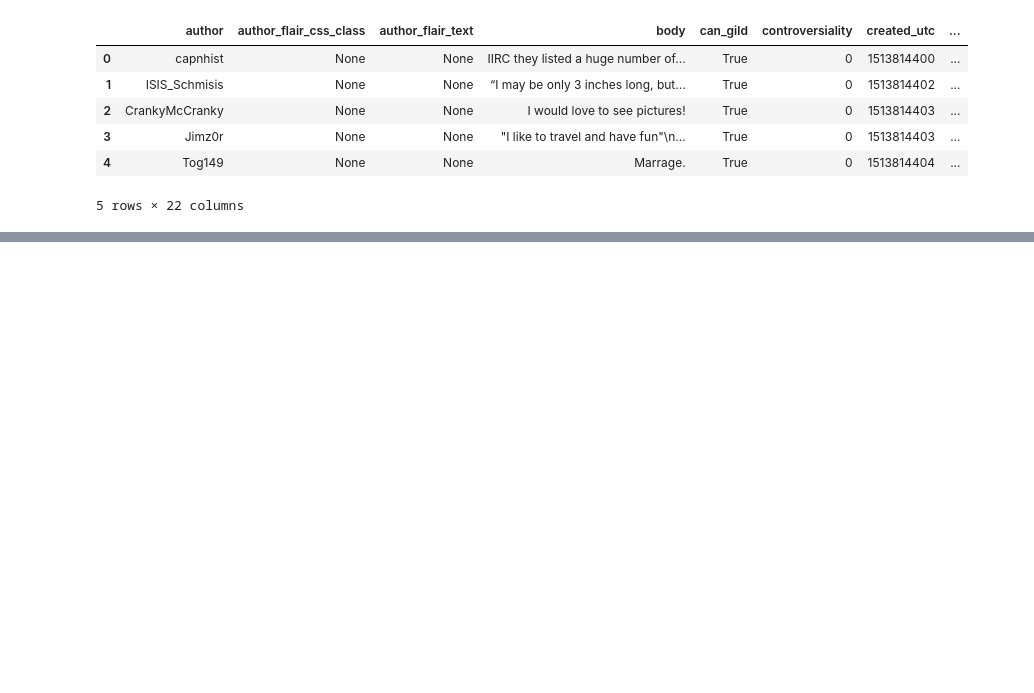
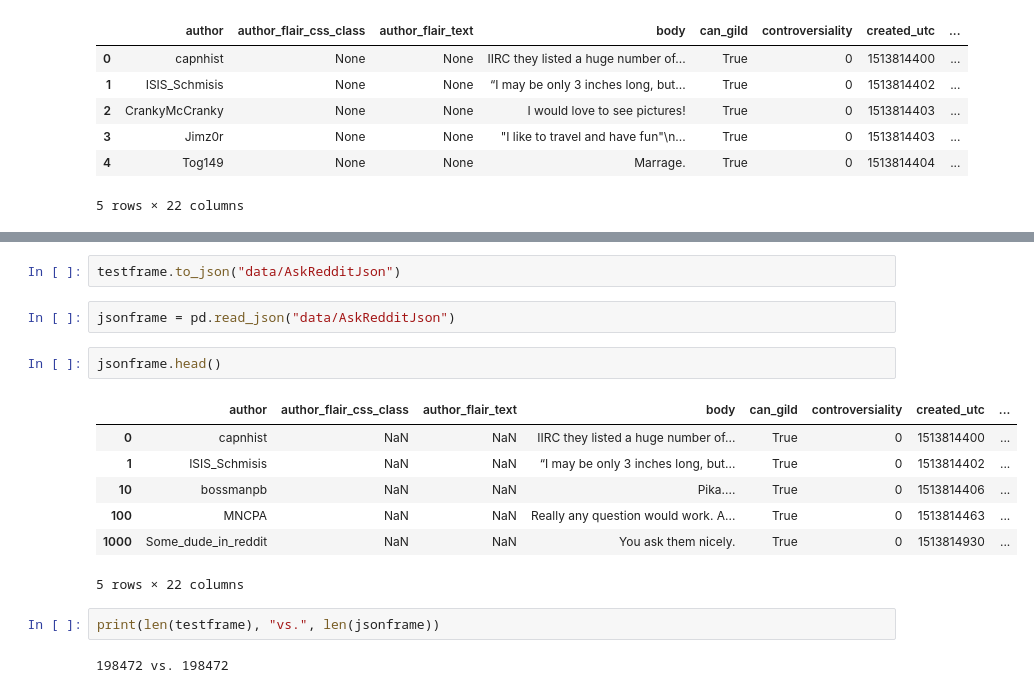
Before and after one commit to Data-Science-for-Linguists-2019/Reddit-Comment-Analysis, a Jupyter notebook: project-explore.ipynb, the cells around one changed output, grey strips where cells are left out. Saved outputs shown, nothing was run; the diff lists cells and outputs as text; blank space fills up the shorter version.

```diff
--- a/project-explore.ipynb
+++ b/project-explore.ipynb
@@ -109,0 +88,18 @@ testframe.head()
+# %%
+testframe.to_json("data/AskRedditJson")
+# %%
+jsonframe = pd.read_json("data/AskRedditJson")
+# %%
+jsonframe.head()
+# %% [output]
+|  | author | author_flair_css_class | author_flair_text | body | can_gild | controversiality | created_utc | ... |
+| 0 | capnhist | NaN | NaN | IIRC they listed a huge number of... | True | 0 | 1513814400 | ... |
+| 1 | ISIS_Schmisis | NaN | NaN | “I may be only 3 inches long, but... | True | 0 | 1513814402 | ... |
+| 10 | bossmanpb | NaN | NaN | Pika.... | True | 0 | 1513814406 | ... |
+| 100 | MNCPA | NaN | NaN | Really any question would work. A... | True | 0 | 1513814463 | ... |
+| 1000 | Some_dude_in_reddit | NaN | NaN | You ask them nicely. | True | 0 | 1513814930 | ... |
+5 rows × 22 columns
+# %%
+print(len(testframe), "vs.", len(jsonframe))
+# %% [output]
+198472 vs. 198472
```
Also changed, not shown: parts of 22 cells of this notebook.
